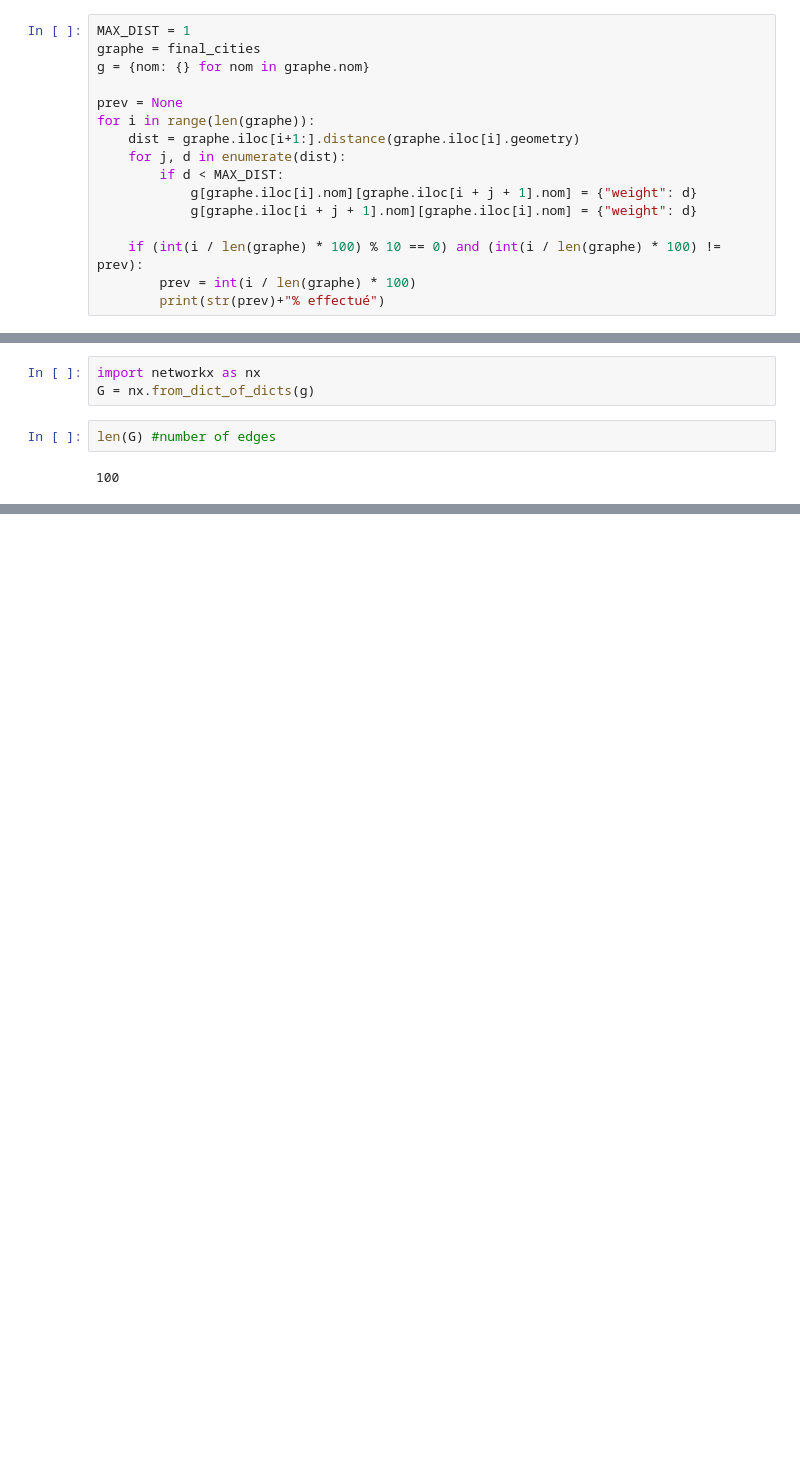
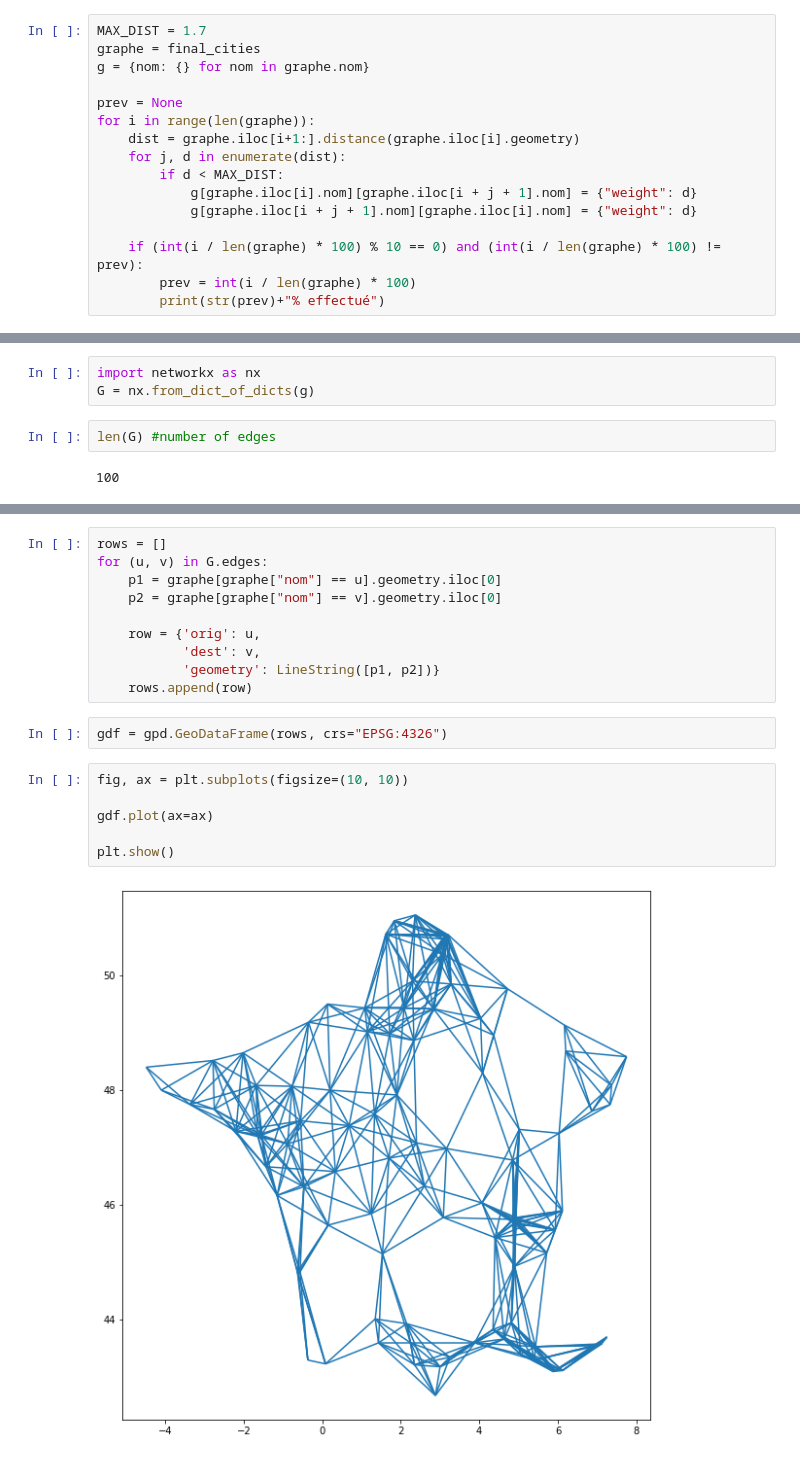
Before and after one commit to adelebrgx/ShortestPath-HubLabelling, a Jupyter notebook: Main.ipynb, the cells around one changed output, grey strips where cells are left out. Cells and saved outputs as stored; diff of their text form; blank space fills up the shorter version.

```diff
--- a/Main.ipynb
+++ b/Main.ipynb
@@ -66,7 +66,7 @@ final_cities.plot()
 <AxesSubplot:>
 [figure]
 # %%
-MAX_DIST = 1
+MAX_DIST = 1.7
 graphe = final_cities
 g = {nom: {} for nom in graphe.nom}
 
@@ -145,0 +160,20 @@ list(nx.connected_components(G)) #10 composantes con
+# %%
+rows = []
+for (u, v) in G.edges:
+    p1 = graphe[graphe["nom"] == u].geometry.iloc[0]
+    p2 = graphe[graphe["nom"] == v].geometry.iloc[0]
+
+    row = {'orig': u,
+           'dest': v,
+           'geometry': LineString([p1, p2])}
+    rows.append(row)
+# %%
+gdf = gpd.GeoDataFrame(rows, crs="EPSG:4326")
+# %%
+fig, ax = plt.subplots(figsize=(10, 10))
+
+gdf.plot(ax=ax)
+
+plt.show()
+# %% [output]
+[figure, added]
```
Also changed, not shown: parts of 7 cells of this notebook.
